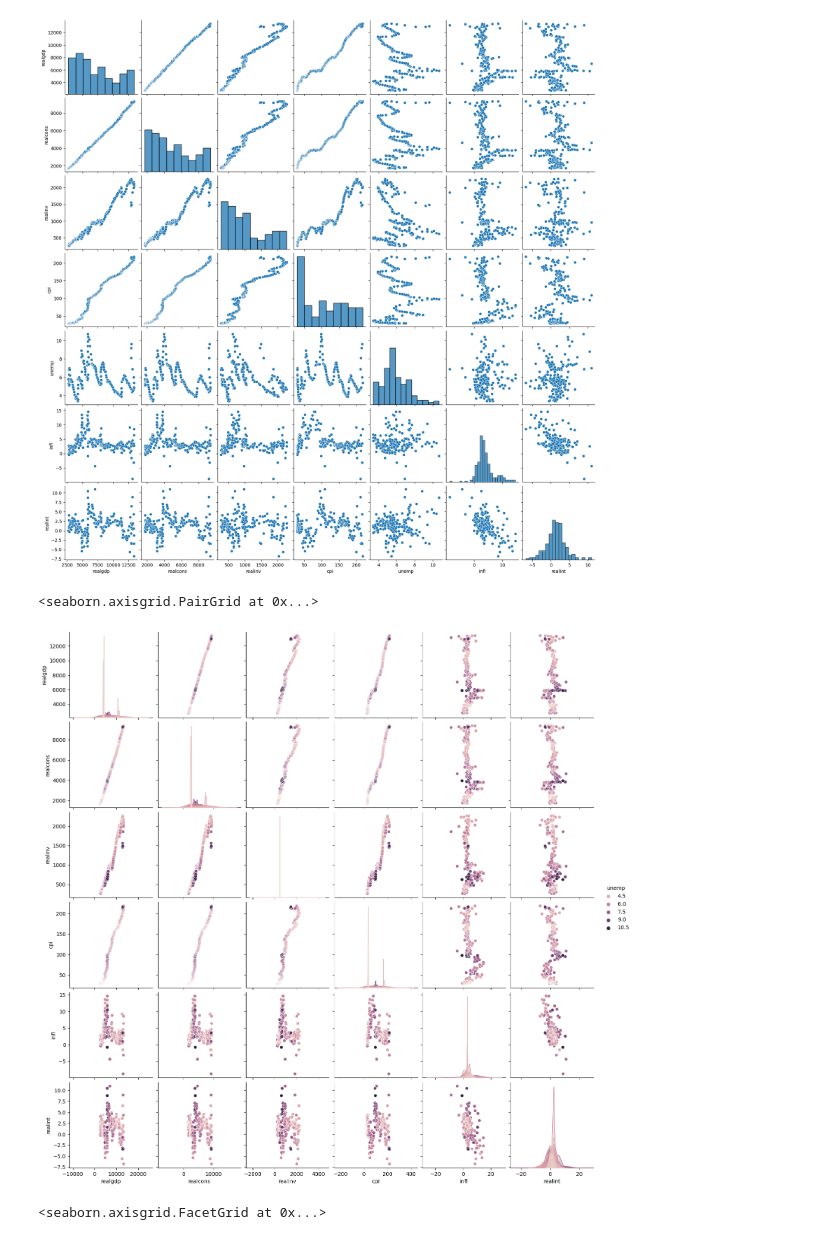
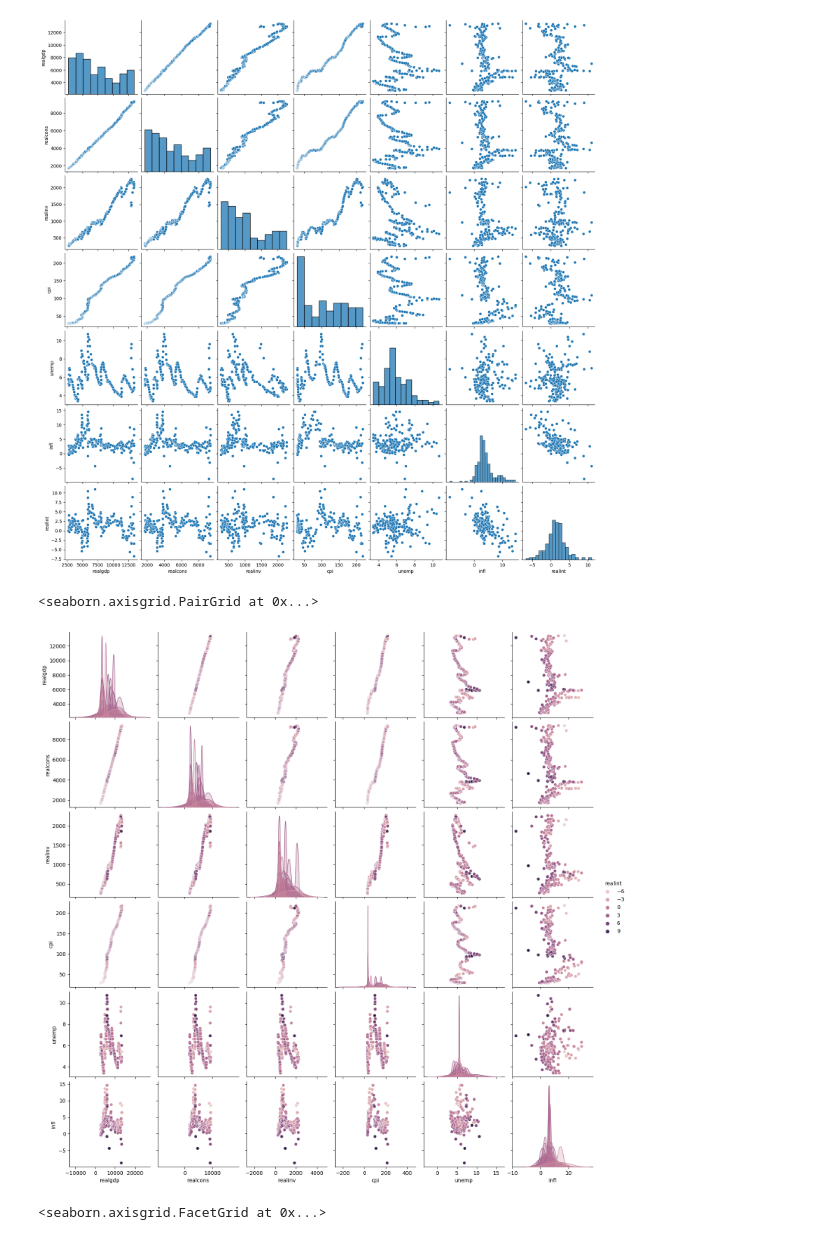
Before and after one commit to tylerchg/Personal-Project, a Jupyter notebook: Project 1/Codes for Project 1.ipynb, the cells around one changed output. Drawn from its saved outputs; the diff is of its cells as text; code cells hidden in the pictures.

```diff
--- a/Project 1/Codes for Project 1.ipynb
+++ b/Project 1/Codes for Project 1.ipynb
@@ -405,8 +411,8 @@ sns.pairplot(data)
 <seaborn.axisgrid.PairGrid at 0x...>
 [figure]
 # %%
-sns.pairplot(data, hue = "unemp")
+sns.pairplot(data, hue = "realint")
 # %% [output]
 <seaborn.axisgrid.PairGrid at 0x...>
-[figure, old version]
+[figure, new version]
 # %%
```
Also changed, not shown: parts of 13 cells of this notebook, 1 other file.
